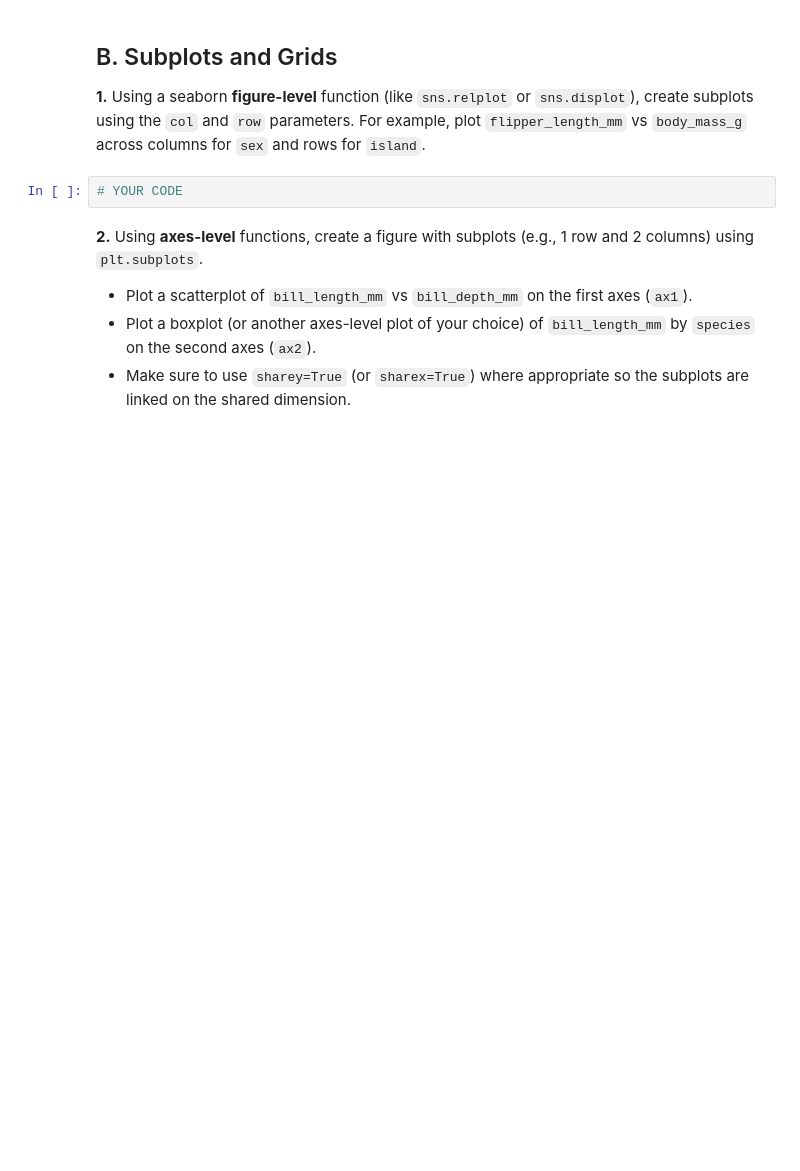
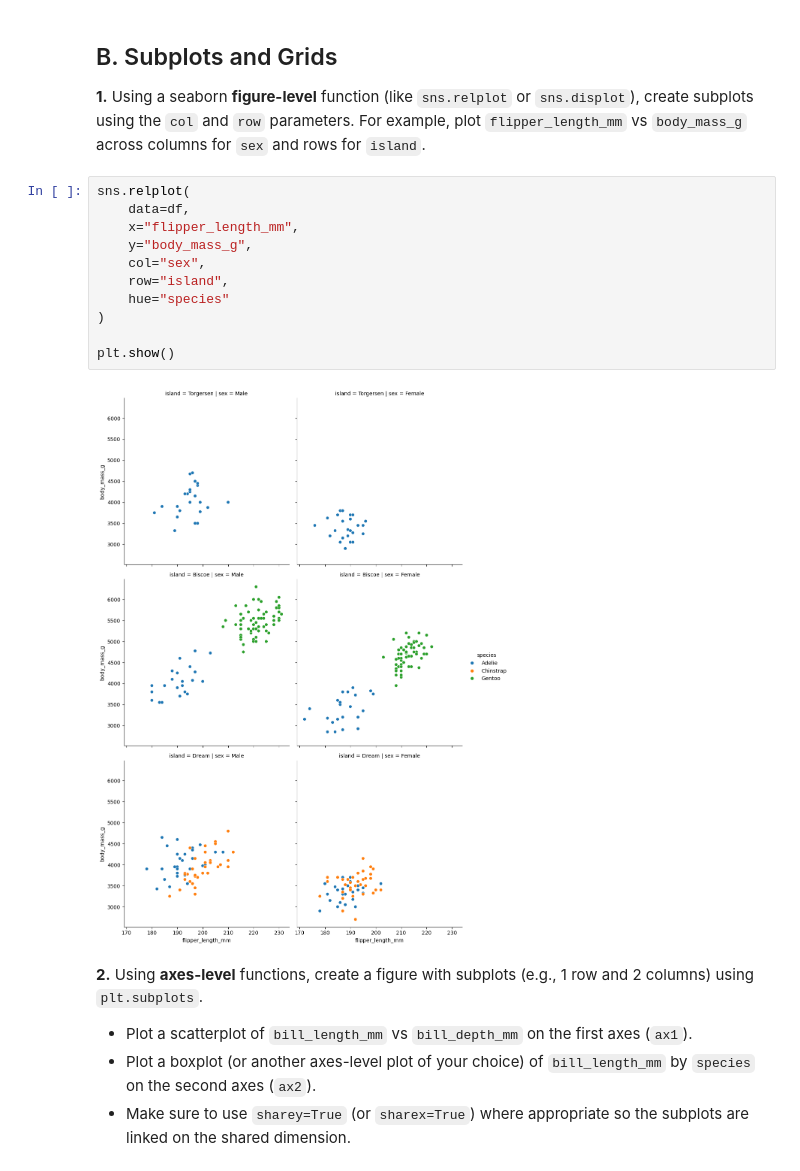
Before and after one commit to lamaalfreah/AAI, a Jupyter notebook: student/c2/Exercise-M3-3.2.ipynb, the cells around one changed output. Cells and saved outputs as stored; diff of their text form; blank space fills up the shorter version.

```diff
--- a/student/c2/Exercise-M3-3.2.ipynb
+++ b/student/c2/Exercise-M3-3.2.ipynb
@@ -47,8 +47,19 @@ A Barplot is used for categorical data and shows a summary statistic such as the
 ## B. Subplots and Grids
 
 **1.** Using a seaborn **figure-level** function (like `sns.relplot` or `sns.displot`), create subplots using the `col` and `row` parameters. For example, plot `flipper_length_mm` vs `body_mass_g` across columns for `sex` and rows for `island`.
-# %%
-# YOUR CODE
+# %%
+sns.relplot(
+    data=df,
+    x="flipper_length_mm",
+    y="body_mass_g",
+    col="sex",
+    row="island",
+    hue="species"
+)
+
+plt.show()
+# %% [output]
+[figure, added]
 # %% [markdown]
 **2.** Using **axes-level** functions, create a figure with subplots (e.g., 1 row and 2 columns) using `plt.subplots`.
 - Plot a scatterplot of `bill_length_mm` vs `bill_depth_mm` on the first axes (`ax1`).
```
Also changed, not shown: parts of 2 cells of this notebook.
